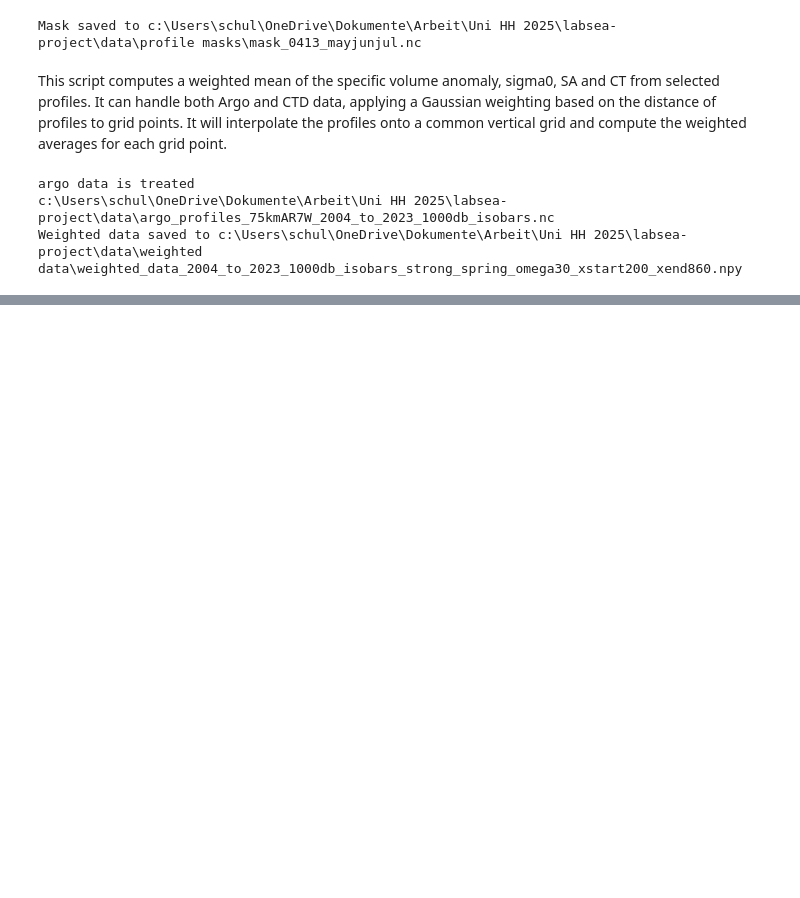
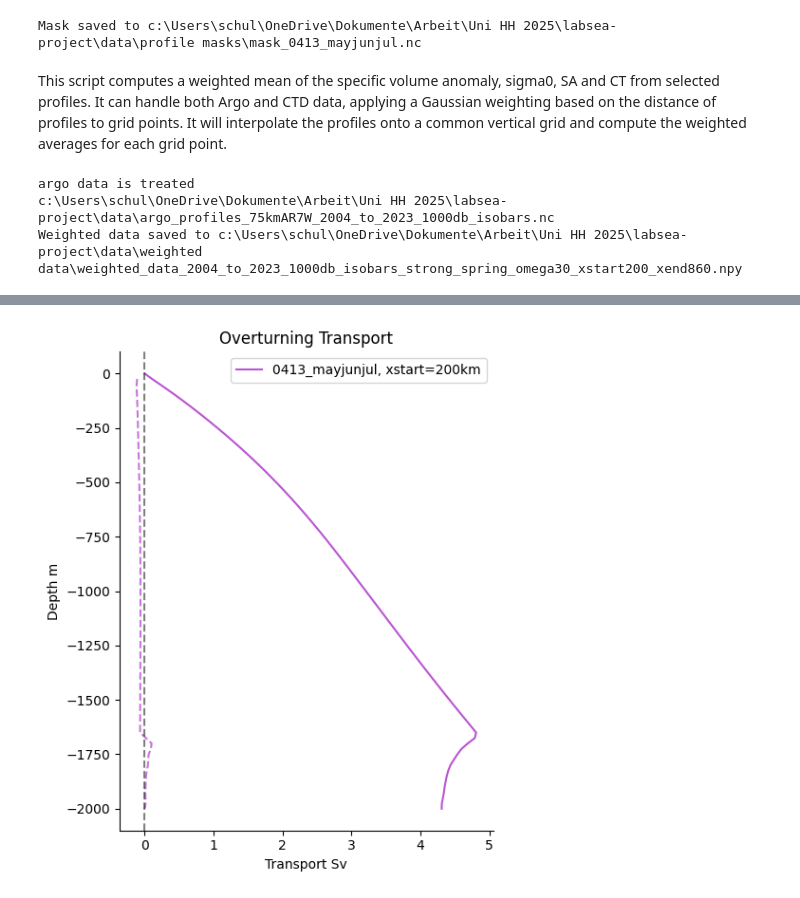
Before and after one commit to katjaschultz/labsea-project, a Jupyter notebook: notebooks/demo.ipynb, the cells around one changed output, grey strips where cells are left out. Saved outputs shown, nothing was run; the diff lists cells and outputs as text; code cells hidden in the pictures; blank space fills up the shorter version.

```diff
--- a/notebooks/demo.ipynb
+++ b/notebooks/demo.ipynb
@@ -121,0 +147,14 @@ Weighted data saved to c:\Users\schul\OneDrive\Dokumente\Arbeit\Uni HH 2025\labs
+# %%
+'''Description of the plot:
+This plot shows the absolute geostrophic velocity derived from Argo data.
+Dashed line represents pieceswise integrated transport, solid line represents cumulatively integrated transport.'''
+
+plotters.plot_overturning_transport(
+    Ds,
+    main_label=f"{case}, xstart={xstart}km",
+    main_color="mediumorchid",
+    title="Overturning Transport",
+    savepath=None
+)
+# %% [output]
+[figure, added]
```
Also changed, not shown: parts of 12 cells of this notebook, 1 other file.
